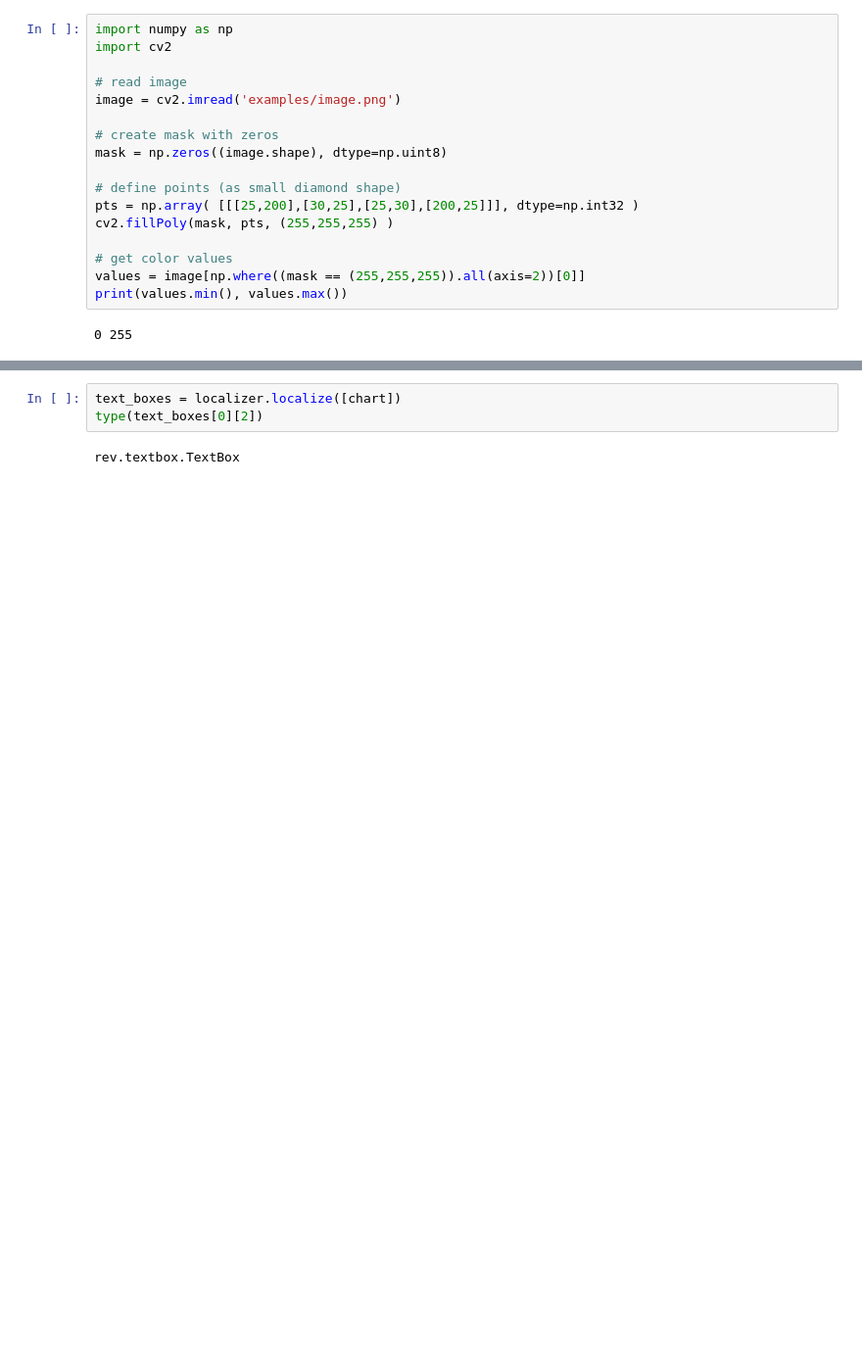
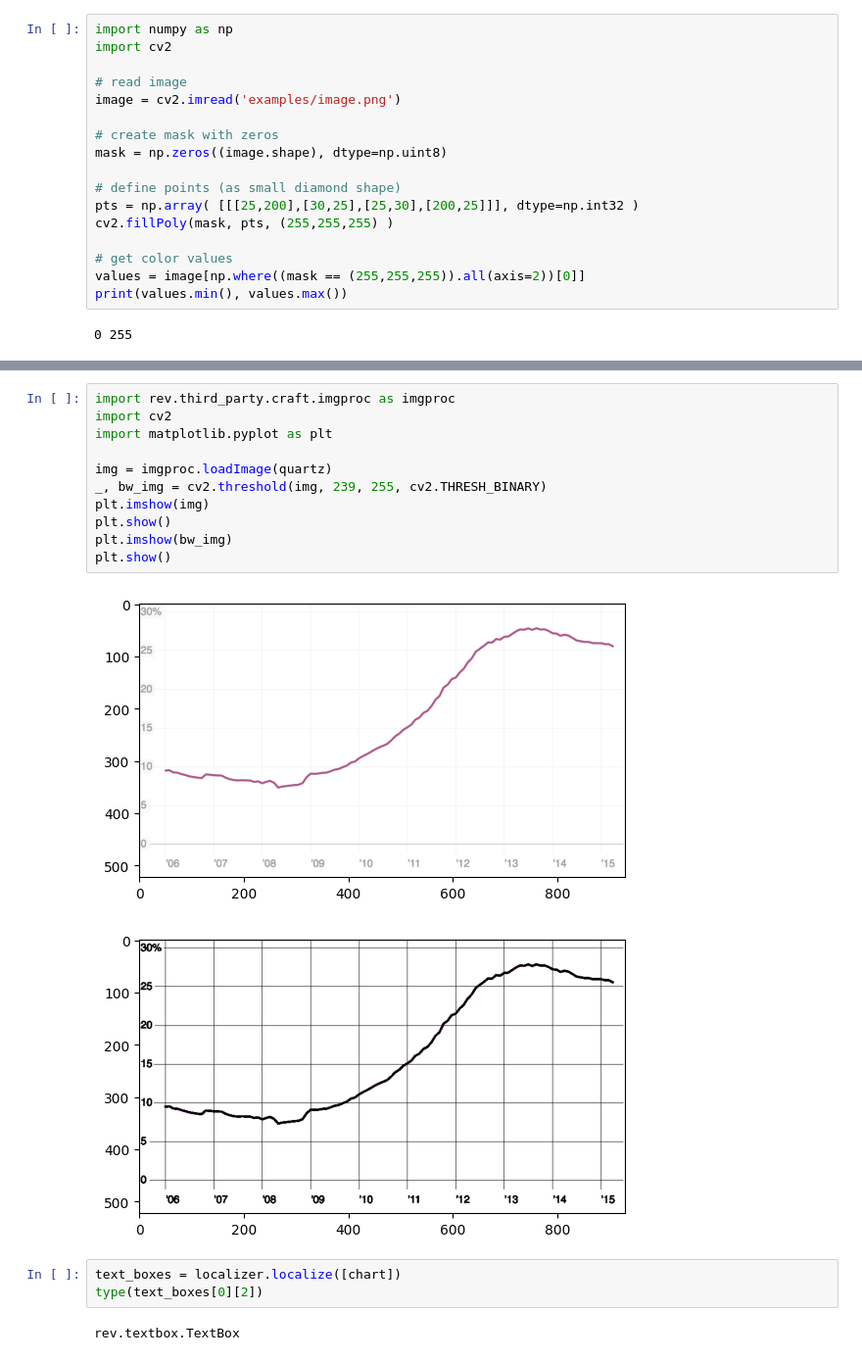
Before and after one commit to visual-ds/rev, a Jupyter notebook: Example.ipynb, the cells around one changed output, grey strips where cells are left out. Shown at 98% size. Saved outputs shown, nothing was run; the diff lists cells and outputs as text; blank space fills up the shorter version.

```diff
--- a/Example.ipynb
+++ b/Example.ipynb
@@ -154,3 +160,17 @@ AttributeError: module 'imgproc' has no attribute 'loadImage'
+# %%
+import rev.third_party.craft.imgproc as imgproc
+import cv2
+import matplotlib.pyplot as plt
+
+img = imgproc.loadImage(quartz)
+_, bw_img = cv2.threshold(img, 239, 255, cv2.THRESH_BINARY)
+plt.imshow(img)
+plt.show()
+plt.imshow(bw_img)
+plt.show()
+# %% [output]
+[figure, added]
+[figure, added]
 # %%
 text_boxes = localizer.localize([chart])
 type(text_boxes[0][2])
```
Also changed, not shown: parts of 4 cells of this notebook.
